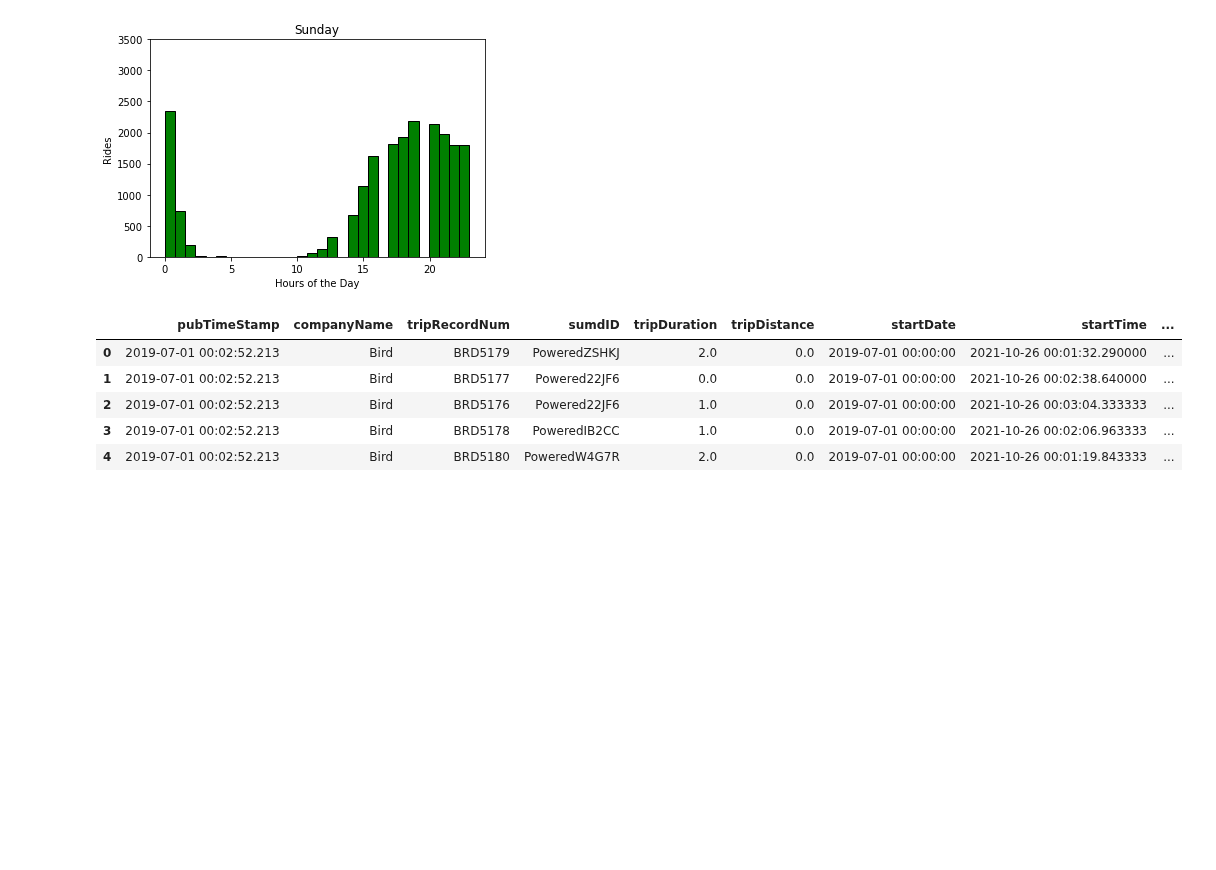
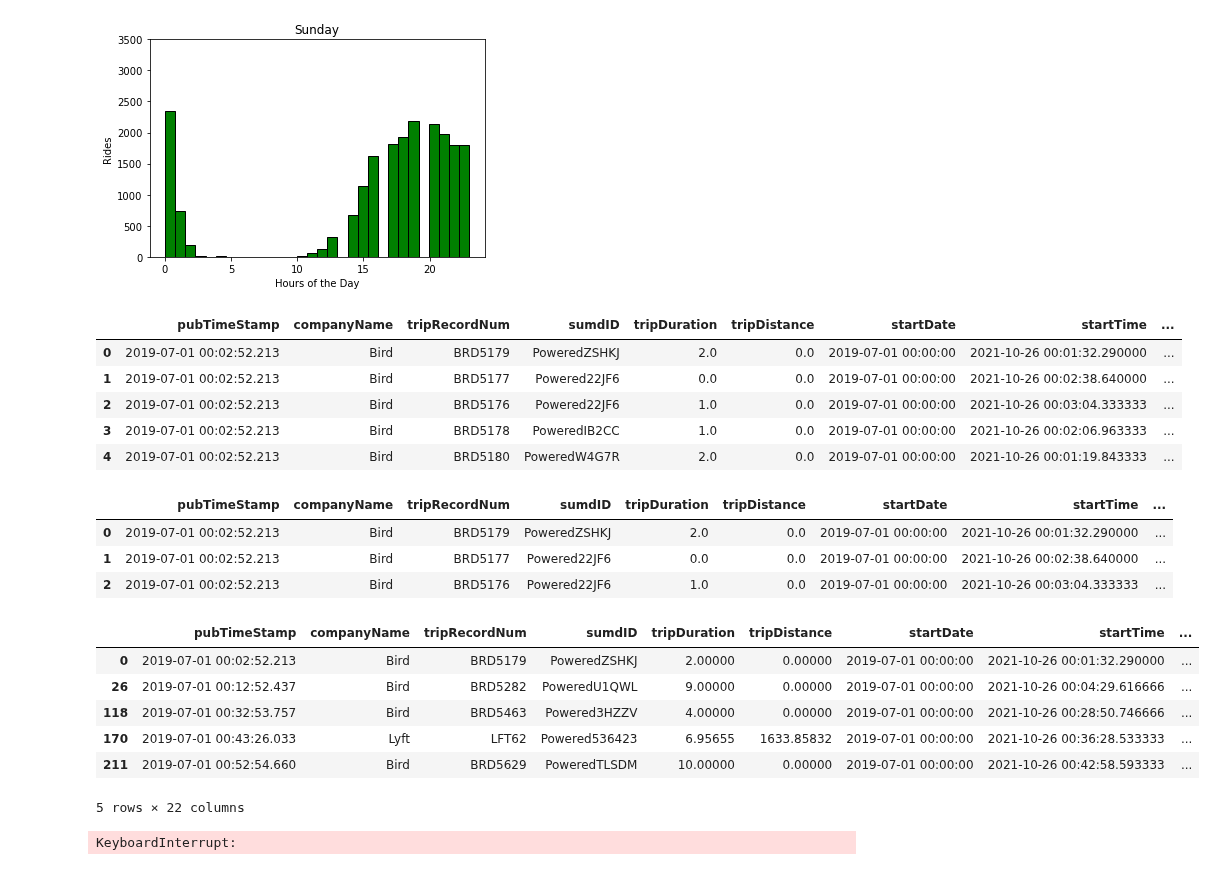
Before and after one commit to Quezadajl/nashville-scooters-project, a Jupyter notebook: notebooks/scooter_trips.ipynb, the cells around one changed output. Drawn from its saved outputs; the diff is of its cells as text; code cells hidden in the pictures; blank space fills up the shorter version.

```diff
--- a/notebooks/scooter_trips.ipynb
+++ b/notebooks/scooter_trips.ipynb
@@ -184,3 +186,36 @@ july_trip.head()
 | 2 | 2019-07-01 00:02:52.213 | Bird | BRD5176 | Powered22JF6 | 1.0 | 0.0 | 2019-07-01 00:00:00 | 2021-10-26 00:03:04.333333 | ... |
 | 3 | 2019-07-01 00:02:52.213 | Bird | BRD5178 | PoweredIB2CC | 1.0 | 0.0 | 2019-07-01 00:00:00 | 2021-10-26 00:02:06.963333 | ... |
 | 4 | 2019-07-01 00:02:52.213 | Bird | BRD5180 | PoweredW4G7R | 2.0 | 0.0 | 2019-07-01 00:00:00 | 2021-10-26 00:01:19.843333 | ... |
+# %%
+july_trip['geometry'] = july_trip.apply(lambda x: Point((x.startLongitude,
+                                                         x.startLatitude)),
+                                        axis=1)
+july_trip.head(3)
+# %% [output]
+|  | pubTimeStamp | companyName | tripRecordNum | sumdID | tripDuration | tripDistance | startDate | startTime | ... |
+| 0 | 2019-07-01 00:02:52.213 | Bird | BRD5179 | PoweredZSHKJ | 2.0 | 0.0 | 2019-07-01 00:00:00 | 2021-10-26 00:01:32.290000 | ... |
+| 1 | 2019-07-01 00:02:52.213 | Bird | BRD5177 | Powered22JF6 | 0.0 | 0.0 | 2019-07-01 00:00:00 | 2021-10-26 00:02:38.640000 | ... |
+| 2 | 2019-07-01 00:02:52.213 | Bird | BRD5176 | Powered22JF6 | 1.0 | 0.0 | 2019-07-01 00:00:00 | 2021-10-26 00:03:04.333333 | ... |
+# %%
+zipcodes = zipcodes[['zip', 'po_name', 'geometry']]
+# %%
+july_trip_geo = gpd.GeoDataFrame(july_trip,
+                           crs = zipcodes.crs,
+                           geometry = july_trip['geometry'])
+# %%
+rides_by_zip = gpd.sjoin(july_trip_geo, zipcodes, op = 'within')
+# %%
+rides_by_zip.head()
+# %% [output]
+|  | pubTimeStamp | companyName | tripRecordNum | sumdID | tripDuration | tripDistance | startDate | startTime | ... |
+| 0 | 2019-07-01 00:02:52.213 | Bird | BRD5179 | PoweredZSHKJ | 2.00000 | 0.00000 | 2019-07-01 00:00:00 | 2021-10-26 00:01:32.290000 | ... |
+| 26 | 2019-07-01 00:12:52.437 | Bird | BRD5282 | PoweredU1QWL | 9.00000 | 0.00000 | 2019-07-01 00:00:00 | 2021-10-26 00:04:29.616666 | ... |
+| 118 | 2019-07-01 00:32:53.757 | Bird | BRD5463 | Powered3HZZV | 4.00000 | 0.00000 | 2019-07-01 00:00:00 | 2021-10-26 00:28:50.746666 | ... |
+| 170 | 2019-07-01 00:43:26.033 | Lyft | LFT62 | Powered536423 | 6.95655 | 1633.85832 | 2019-07-01 00:00:00 | 2021-10-26 00:36:28.533333 | ... |
+| 211 | 2019-07-01 00:52:54.660 | Bird | BRD5629 | PoweredTLSDM | 10.00000 | 0.00000 | 2019-07-01 00:00:00 | 2021-10-26 00:42:58.593333 | ... |
+5 rows × 22 columns
+# %%
+plt.bar(rides_by_zip.zip, rides_by_zip.hour)
+plt.show()
+# %% [output]
+KeyboardInterrupt:
```
Also changed, not shown: parts of 1 cell of this notebook.
